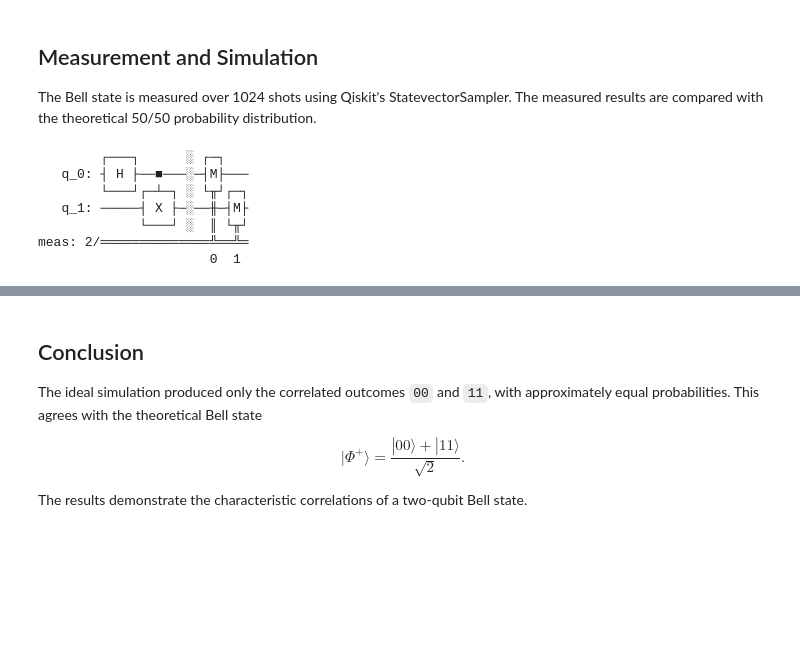
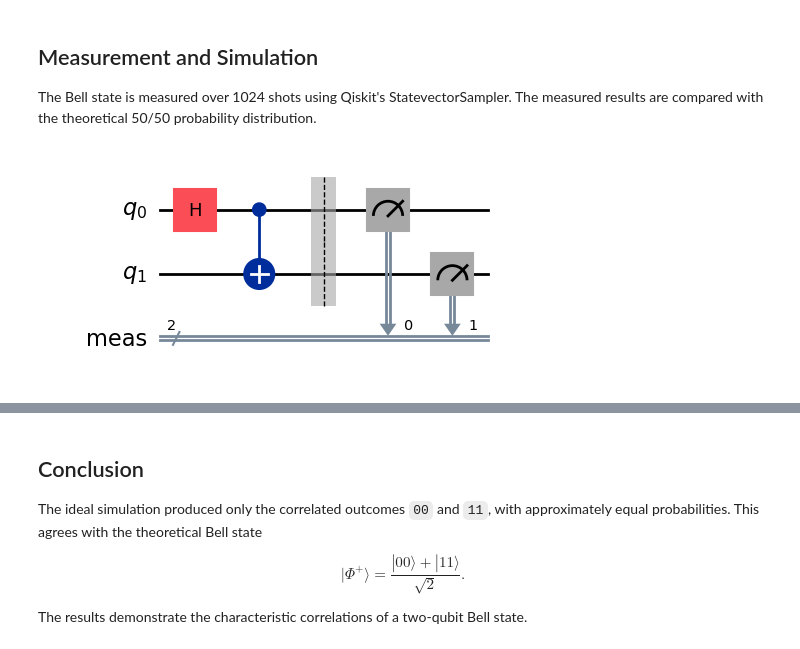
Before and after one commit to Luzaryal/qiskit-quantum-circuits, a Jupyter notebook: 01_quantum_entanglement.ipynb, the cells around one changed output, grey strips where cells are left out. Saved outputs shown, nothing was run; the diff lists cells and outputs as text; code cells hidden in the pictures; blank space fills up the shorter version.

```diff
--- a/01_quantum_entanglement.ipynb
+++ b/01_quantum_entanglement.ipynb
@@ -72,19 +69,13 @@ theoretical 50/50 probability distribution.
 # %%
 from qiskit.primitives import StatevectorSampler
 
 # Create a copy of the Bell circuit for measurement
 measured_bell = bell.copy()
 measured_bell.measure_all()
 
-print(measured_bell)
+measured_bell.draw("mpl")
 # %% [output]
-        ┌───┐      ░ ┌─┐
-   q_0: ┤ H ├──■───░─┤M├───
-        └───┘┌─┴─┐ ░ └╥┘┌─┐
-   q_1: ─────┤ X ├─░──╫─┤M├
-             └───┘ ░  ║ └╥┘
-meas: 2/══════════════╩══╩═
-                      0  1
+[figure, added]
 # %%
 sampler = StatevectorSampler()
 
```
Also changed, not shown: parts of 5 cells of this notebook, 1 other file.
